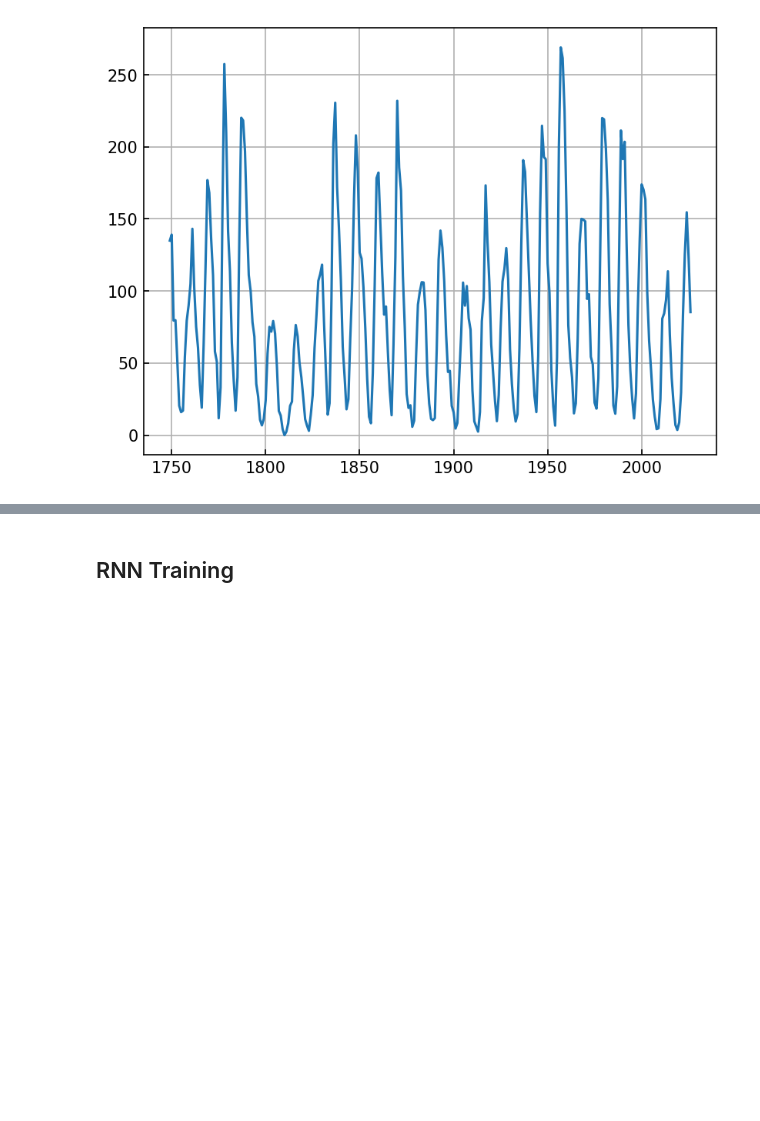
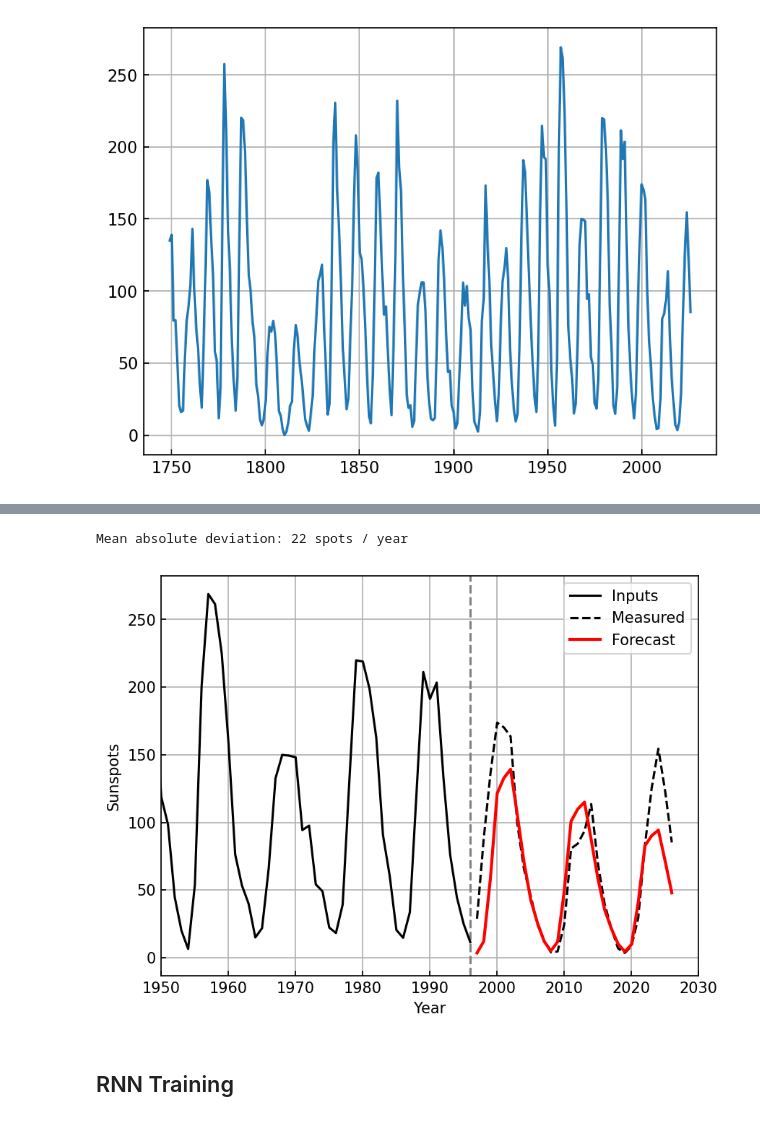
Before and after one commit to colen-teaching/DATA442-Fall-2026, a Jupyter notebook: notebooks/14.1_RNN_forecasting.ipynb, the cells around one changed output, grey strips where cells are left out. Cells and saved outputs as stored; diff of their text form; code cells hidden in the pictures; blank space fills up the shorter version.

```diff
--- a/notebooks/14.1_RNN_forecasting.ipynb
+++ b/notebooks/14.1_RNN_forecasting.ipynb
@@ -197,3 +197,30 @@ Mean absolute deviation: 40 spots / year
+# %%
+from statsmodels.tsa.statespace.sarimax import SARIMAX
+
+model = SARIMAX(df_train['Sunspots'],
+                order=(1, 0, 0),
+                seasonal_order=(1, 0, 1, 11)).fit(disp=False)
+# %%
+y_pred = model.forecast(steps=forecast_years).values
+
+ax = plt.figure().gca()
+ax.axvline(df_train.Year.iloc[-1], color='grey', linestyle='--')
+ax.plot(df_train.Year, df_train.Sunspots, color='black', label='Inputs')
+
+ax.plot(df_test.Year, df_test.Sunspots, color='black', linestyle='--', label='Measured')
+ax.plot(df_test.Year, y_pred, color='red', linewidth=2, label='Forecast')
+ax.legend(loc='upper right')
+
+ax.set(
+    xlim=[1950, 2030],
+    xlabel='Year',
+    ylabel='Sunspots'
+)
+
+print(f'Mean absolute deviation: {np.mean(np.abs(y_pred - df_test.Sunspots)):.0f} spots / year')
+# %% [output]
+Mean absolute deviation: 22 spots / year
+[figure, added]
 # %% [markdown]
 ## RNN Training
 # %%
```
Also changed, not shown: parts of 9 cells of this notebook, 3 other files.
